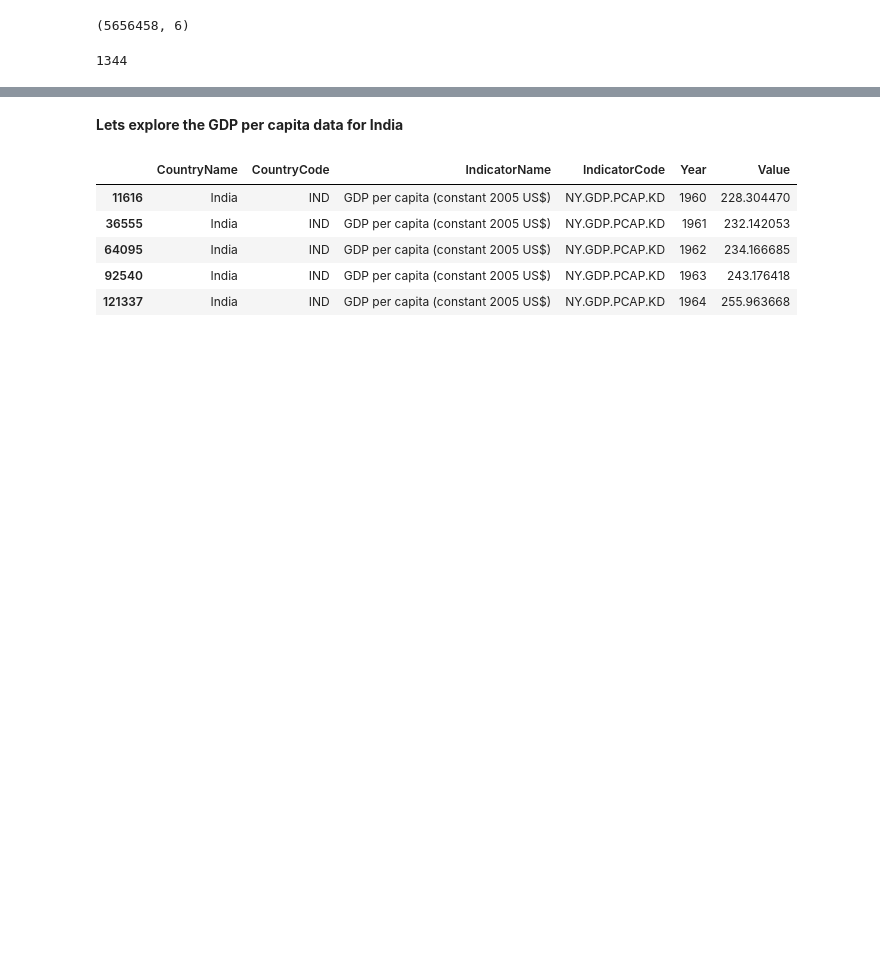
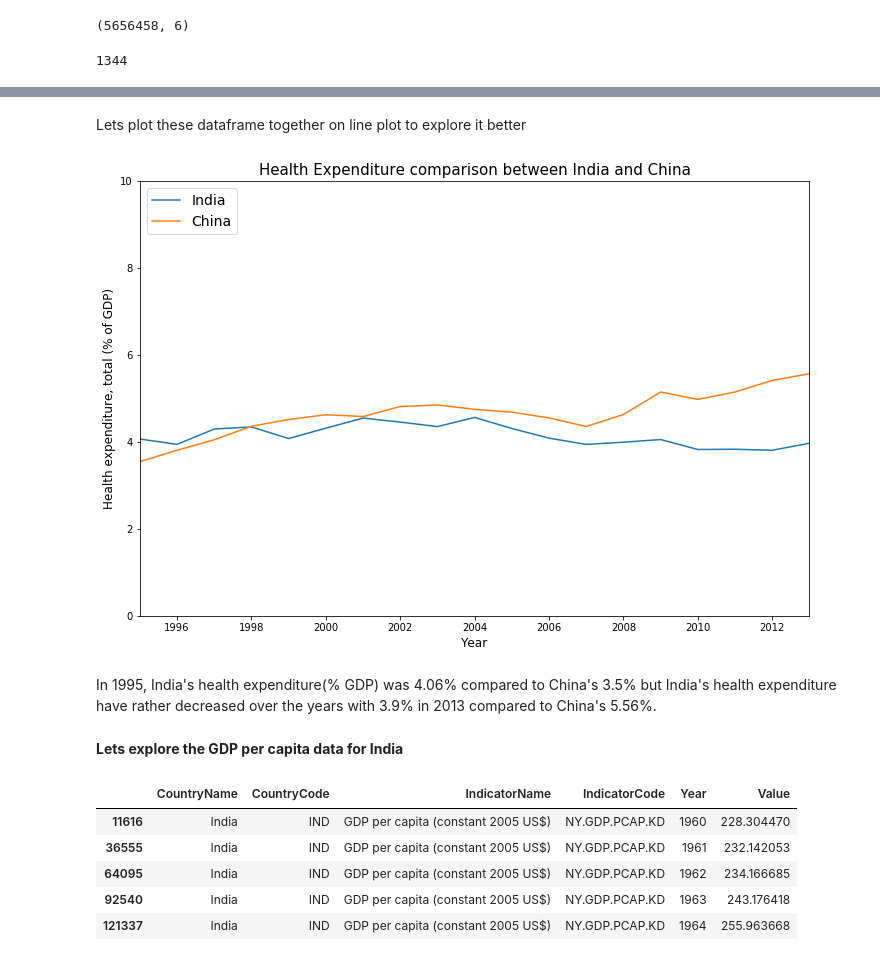
Before and after one commit to chinmay1011/DataScience, a Jupyter notebook: Mini-project.ipynb, the cells around one changed output, grey strips where cells are left out. Cells and saved outputs as stored; diff of their text form; code cells hidden in the pictures; blank space fills up the shorter version.

```diff
--- a/Mini-project.ipynb
+++ b/Mini-project.ipynb
@@ -18,0 +21,12 @@ len(indicators)
+# %%
+health_filter='Health expenditure, total \(\% of GDP\)'
+india_code = 'IND'
+china_code = 'CHN'
+
+
+india_mask = data['CountryCode'].str.contains(india_code)
+china_mask = data['CountryCode'].str.contains(china_code)
+health_mask = data['IndicatorName'].str.contains(health_filter)
+
+india_health_exp = data[india_mask & health_mask]
+china_health_exp = data[china_mask & health_mask]
@@ -19,3 +73,21 @@ len(indicators)
+# %% [markdown]
+Lets plot these dataframe together on line plot to explore it better
+# %%
+fig,ax = plt.subplots(figsize=(12,8))
+line1, = ax.plot(india_health_exp['Year'].values, india_health_exp['Value'].values, label="India")
+line2, = ax.plot(china_health_exp['Year'].values, china_health_exp['Value'].values, label="China")
+
+ax.set_xlabel('Year', fontsize='12')
+ax.set_ylabel(india_health_exp['IndicatorName'].iloc[0], fontsize='12')
+ax.set_title('Health Expenditure comparison between India and China',fontsize='15')
+ax.legend(handles=[line1, line2], loc='upper left', fontsize='14')
+ax.set_ylim([0,10])
+ax.set_xlim([india_health_exp['Year'].min(),india_health_exp['Year'].max()])
+plt.show()
+# %% [output]
+[figure, added]
+# %% [markdown]
+In 1995, India's health expenditure(% GDP) was 4.06% compared to China's 3.5% but India's health expenditure have rather decreased over the years with 3.9% in 2013 compared to China's 5.56%.
 # %% [markdown]
 <b>Lets explore the GDP per capita data for India</b>
 # %%
```
Also changed, not shown: parts of 5 cells of this notebook.
